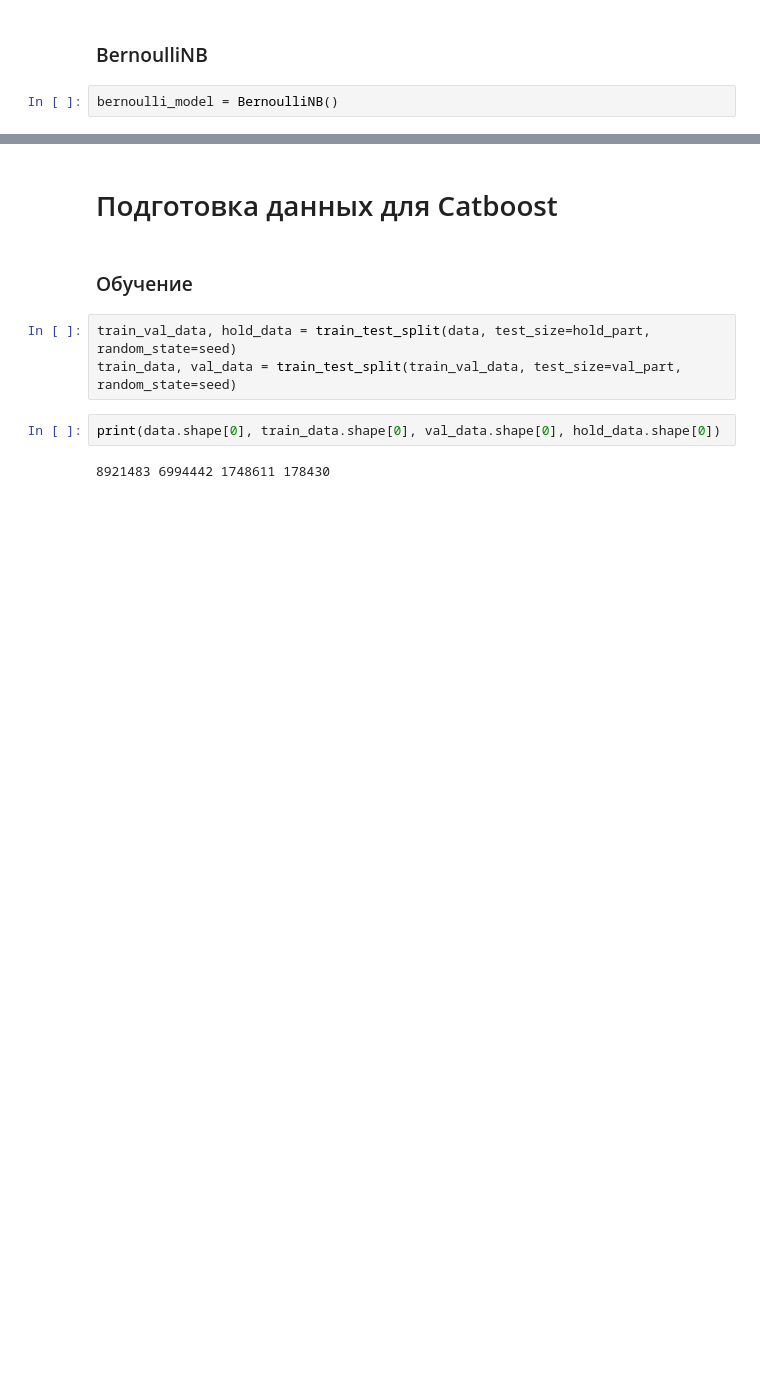
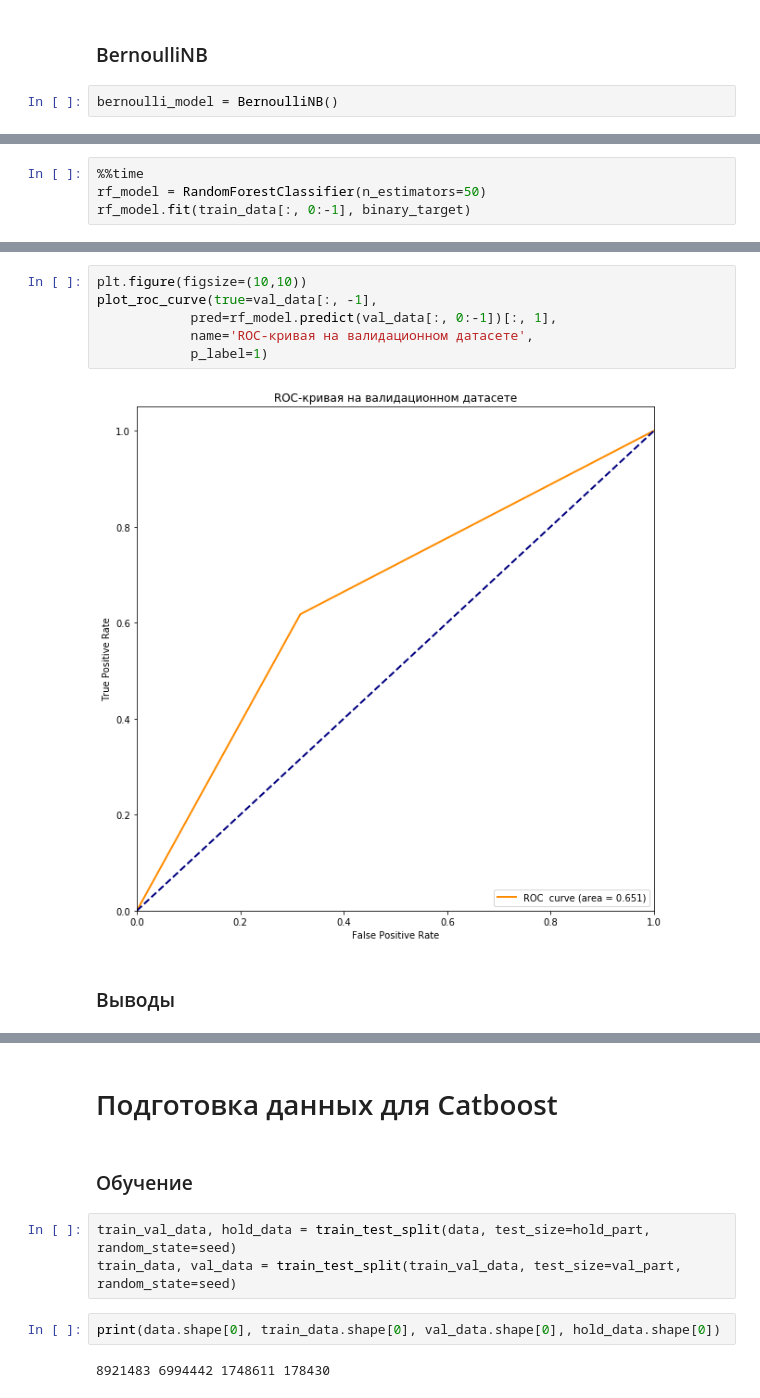
Before and after one commit to Witness-senpai/MLtask, a Jupyter notebook: notebooks/train.ipynb, the cells around one changed output, grey strips where cells are left out. Saved outputs shown, nothing was run; the diff lists cells and outputs as text; blank space fills up the shorter version.

```diff
--- a/notebooks/train.ipynb
+++ b/notebooks/train.ipynb
@@ -285,0 +239,4 @@ plot_roc_curve(true=val_data[:,-1],
+# %%
+%%time
+rf_model = RandomForestClassifier(n_estimators=50)
+rf_model.fit(train_data[:, 0:-1], binary_target)
@@ -285,0 +252,10 @@ plot_roc_curve(true=val_data[:,-1],
+# %%
+plt.figure(figsize=(10,10))
+plot_roc_curve(true=val_data[:, -1],
+            pred=rf_model.predict(val_data[:, 0:-1])[:, 1],
+            name='ROC-кривая на валидационном датасете',
+            p_label=1)
+# %% [output]
+[figure, added]
+# %% [markdown]
+### Выводы
```
Also changed, not shown: parts of 42 cells of this notebook, 2 other files.
